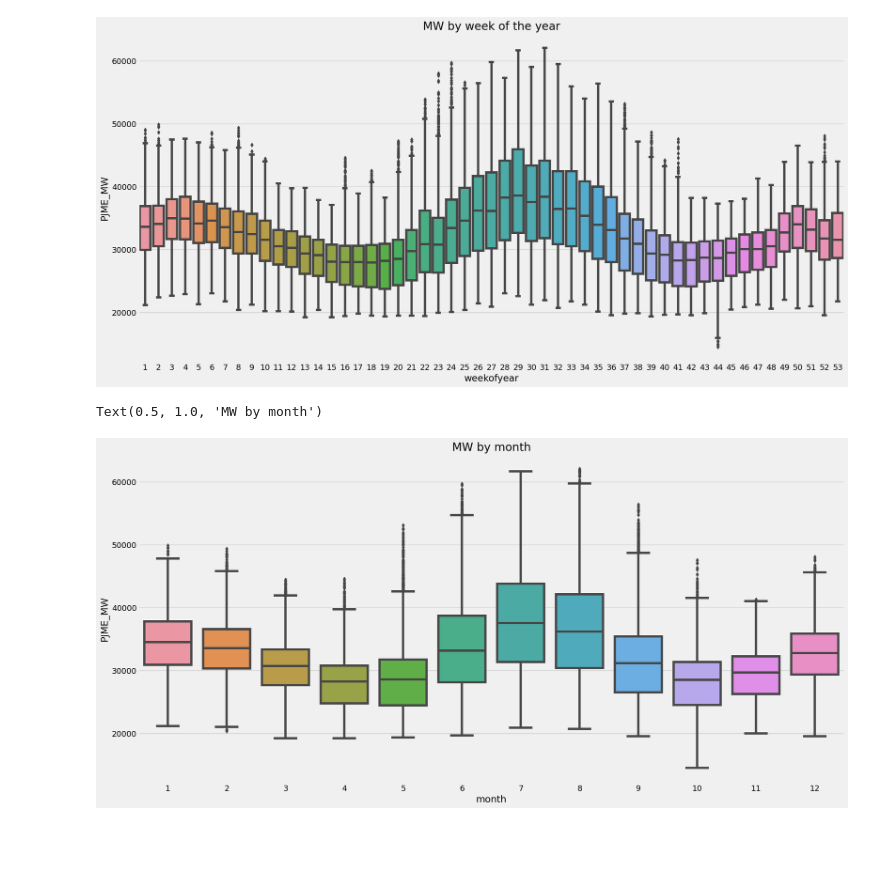
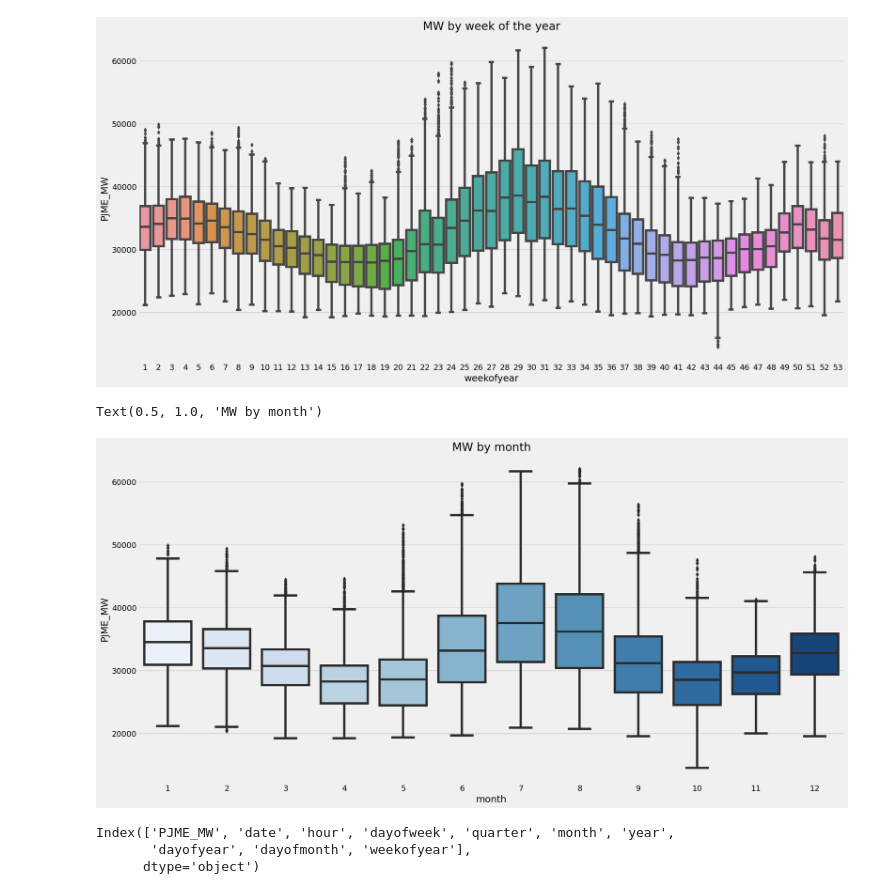
Before and after one commit to CB200999/TimeSeriesForcasting, a Jupyter notebook: TimeSeriesForcasting_with_XGBoost_EnergyConsumption.ipynb, the cells around one changed output. Drawn from its saved outputs; the diff is of its cells as text; code cells hidden in the pictures; blank space fills up the shorter version.

```diff
--- a/TimeSeriesForcasting_with_XGBoost_EnergyConsumption.ipynb
+++ b/TimeSeriesForcasting_with_XGBoost_EnergyConsumption.ipynb
@@ -93,8 +93,14 @@ Text(0.5, 1.0, 'MW by week of the year')
 [figure]
 # %%
 fix, ax = plt.subplots(figsize=(20,10))
-sns.boxplot(data=df, x='month', y='PJME_MW')
+sns.boxplot(data=df, x='month', y='PJME_MW', palette='Blues')
 ax.set_title('MW by month')
 # %% [output]
 Text(0.5, 1.0, 'MW by month')
-[figure, old version]
+[figure, new version]
+# %%
+df.columns
+# %% [output]
+Index(['PJME_MW', 'date', 'hour', 'dayofweek', 'quarter', 'month', 'year',
+       'dayofyear', 'dayofmonth', 'weekofyear'],
+      dtype='object')
```
Also changed, not shown: parts of 3 cells of this notebook.
